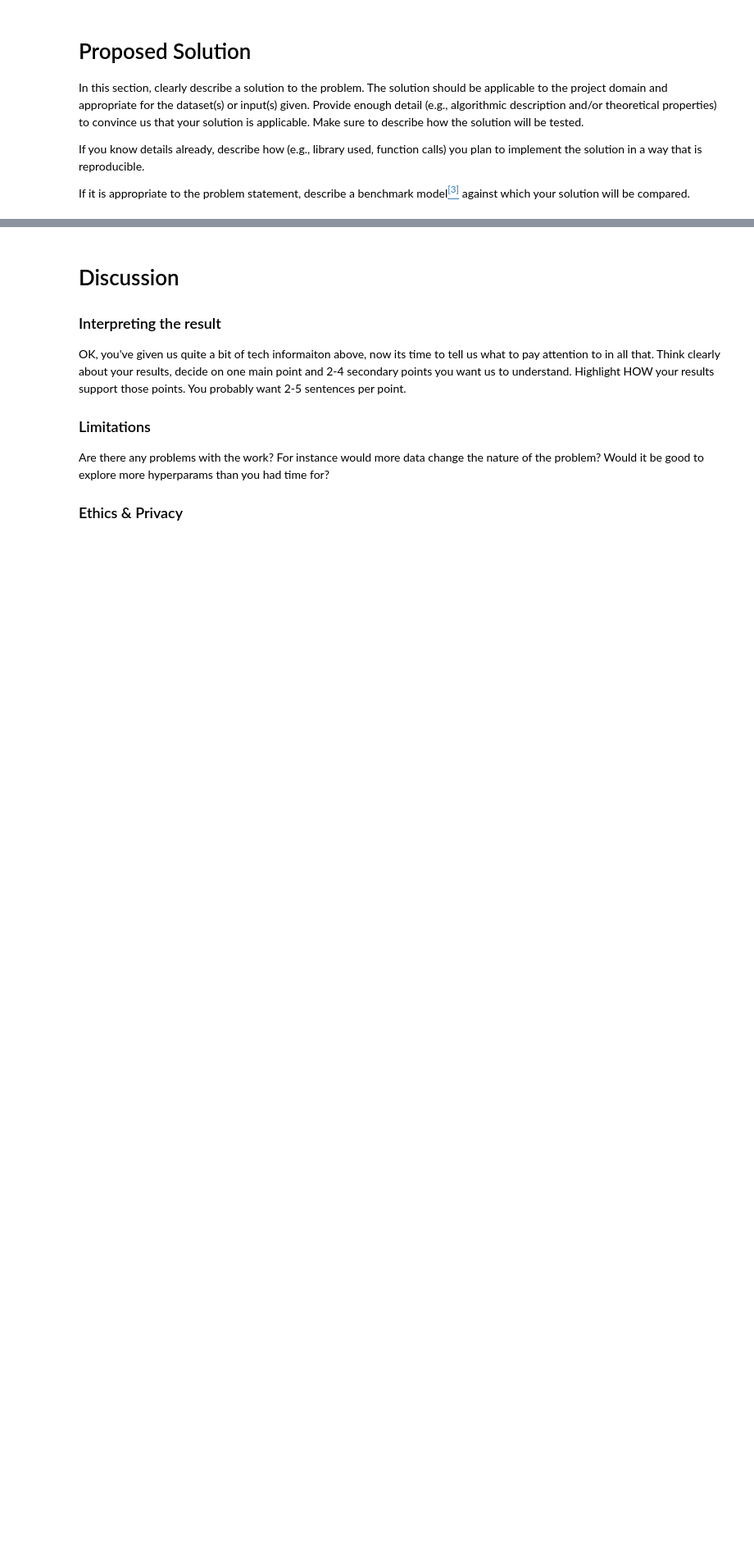
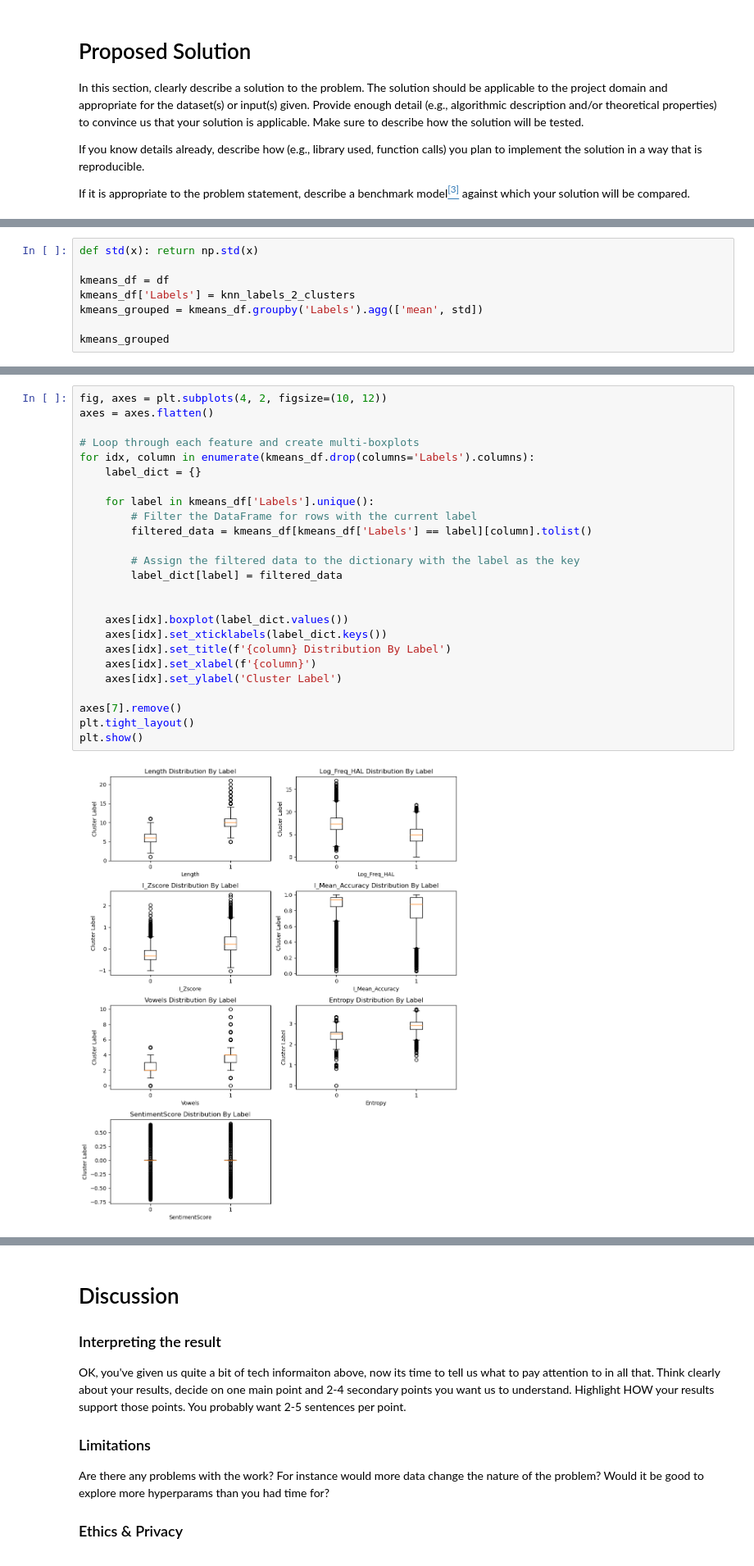
Before and after one commit to e7song/COGS118B_WI24_Final_Project, a Jupyter notebook: FinalProject_groupXXX.ipynb, the cells around one changed output, grey strips where cells are left out. Shown at 82% size. Drawn from its saved outputs; the diff is of its cells as text; blank space fills up the shorter version.

```diff
--- a/FinalProject_groupXXX.ipynb
+++ b/FinalProject_groupXXX.ipynb
@@ -201,0 +352,8 @@ Maybe you do model selection again, but using a different kind of metric than be
+# %%
+def std(x): return np.std(x)
+
+kmeans_df = df
+kmeans_df['Labels'] = knn_labels_2_clusters
+kmeans_grouped = kmeans_df.groupby('Labels').agg(['mean', std])
+
+kmeans_grouped
@@ -201,0 +366,27 @@ Maybe you do model selection again, but using a different kind of metric than be
+# %%
+fig, axes = plt.subplots(4, 2, figsize=(10, 12))
+axes = axes.flatten()
+
+# Loop through each feature and create multi-boxplots
+for idx, column in enumerate(kmeans_df.drop(columns='Labels').columns):
+    label_dict = {}
+
+    for label in kmeans_df['Labels'].unique():
+        # Filter the DataFrame for rows with the current label
+        filtered_data = kmeans_df[kmeans_df['Labels'] == label][column].tolist()
+
+        # Assign the filtered data to the dictionary with the label as the key
+        label_dict[label] = filtered_data
+
+
+    axes[idx].boxplot(label_dict.values())
+    axes[idx].set_xticklabels(label_dict.keys())
+    axes[idx].set_title(f'{column} Distribution By Label')
+    axes[idx].set_xlabel(f'{column}')
+    axes[idx].set_ylabel('Cluster Label')
+
+axes[7].remove()
+plt.tight_layout()
+plt.show()
+# %% [output]
+[figure, added]
```
Also changed, not shown: parts of 46 cells of this notebook, 2 other files.
